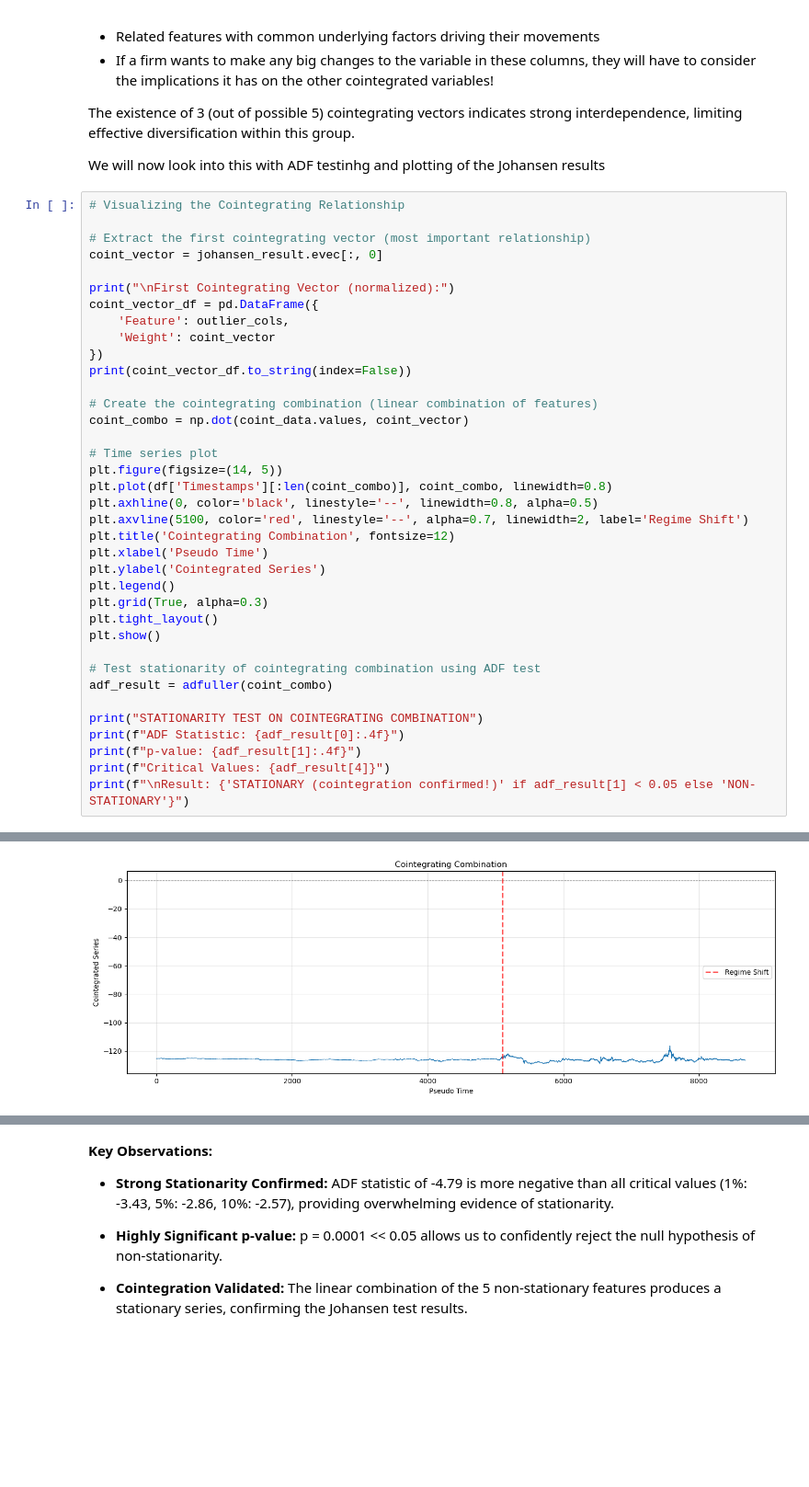
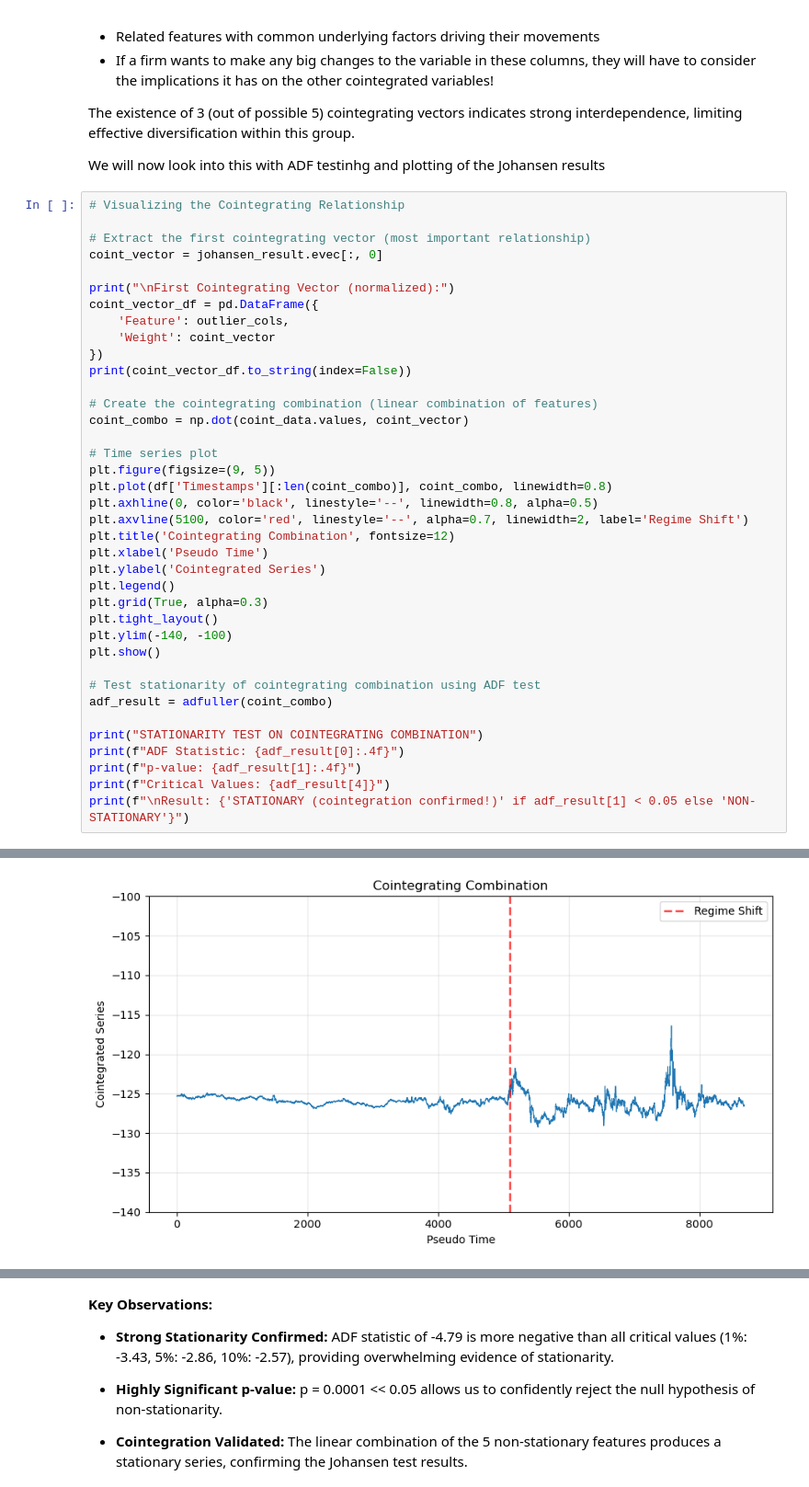
Before and after one commit to jaiveer-singh-madan/Unnamed-Time-Series-Dataset-Analysis, a Jupyter notebook: Time-Series-Analysis.ipynb, the cells around one changed output, grey strips where cells are left out. Shown at 92% size. Cells and saved outputs as stored; diff of their text form; blank space fills up the shorter version.

```diff
--- a/Time-Series-Analysis.ipynb
+++ b/Time-Series-Analysis.ipynb
@@ -710,35 +710,36 @@ print(coint_vector_df.to_string(index=False))
 coint_combo = np.dot(coint_data.values, coint_vector)
 
 # Time series plot
-plt.figure(figsize=(14, 5))
+plt.figure(figsize=(9, 5))
 plt.plot(df['Timestamps'][:len(coint_combo)], coint_combo, linewidth=0.8)
 plt.axhline(0, color='black', linestyle='--', linewidth=0.8, alpha=0.5)
 plt.axvline(5100, color='red', linestyle='--', alpha=0.7, linewidth=2, label='Regime Shift')
 plt.title('Cointegrating Combination', fontsize=12)
 plt.xlabel('Pseudo Time')
 plt.ylabel('Cointegrated Series')
 plt.legend()
 plt.grid(True, alpha=0.3)
 plt.tight_layout()
+plt.ylim(-140, -100)
 plt.show()
 
 # Test stationarity of cointegrating combination using ADF test
 adf_result = adfuller(coint_combo)
 
 print("STATIONARITY TEST ON COINTEGRATING COMBINATION")
 print(f"ADF Statistic: {adf_result[0]:.4f}")
 print(f"p-value: {adf_result[1]:.4f}")
 print(f"Critical Values: {adf_result[4]}")
 print(f"\nResult: {'STATIONARY (cointegration confirmed!)' if adf_result[1] < 0.05 else 'NON-STATIONARY'}")
 # %% [output]
 First Cointegrating Vector (normalized):
 Feature     Weight
       1   2.506491
      11 -73.579479
      30  -8.311539
      39   0.660551
      48  -5.872646
-[figure, old version]
+[figure, new version]
 STATIONARITY TEST ON COINTEGRATING COMBINATION
 ADF Statistic: -4.7886
 p-value: 0.0001
```
